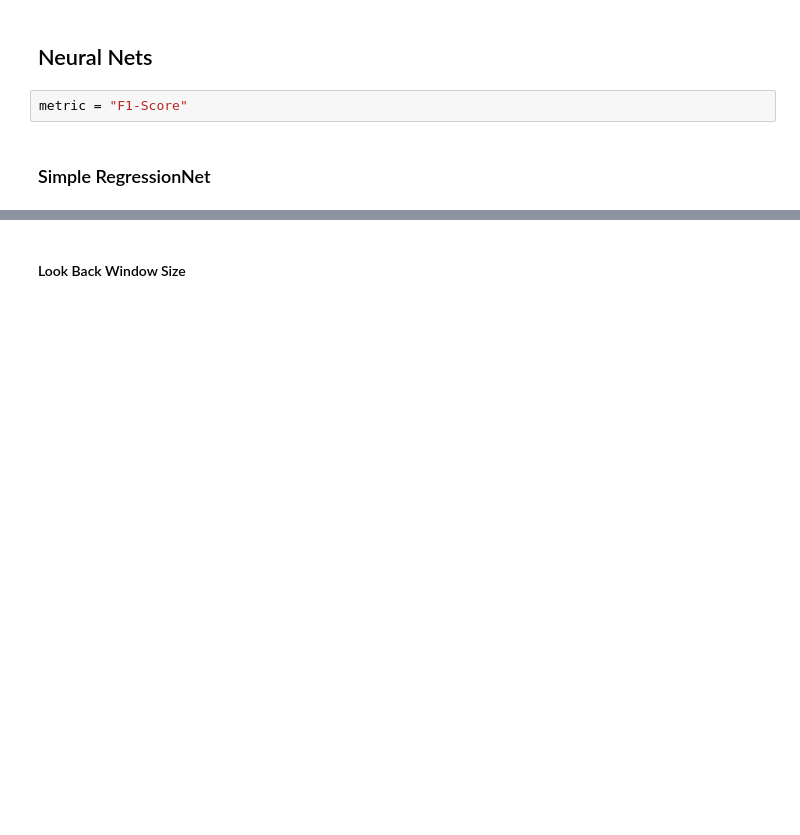
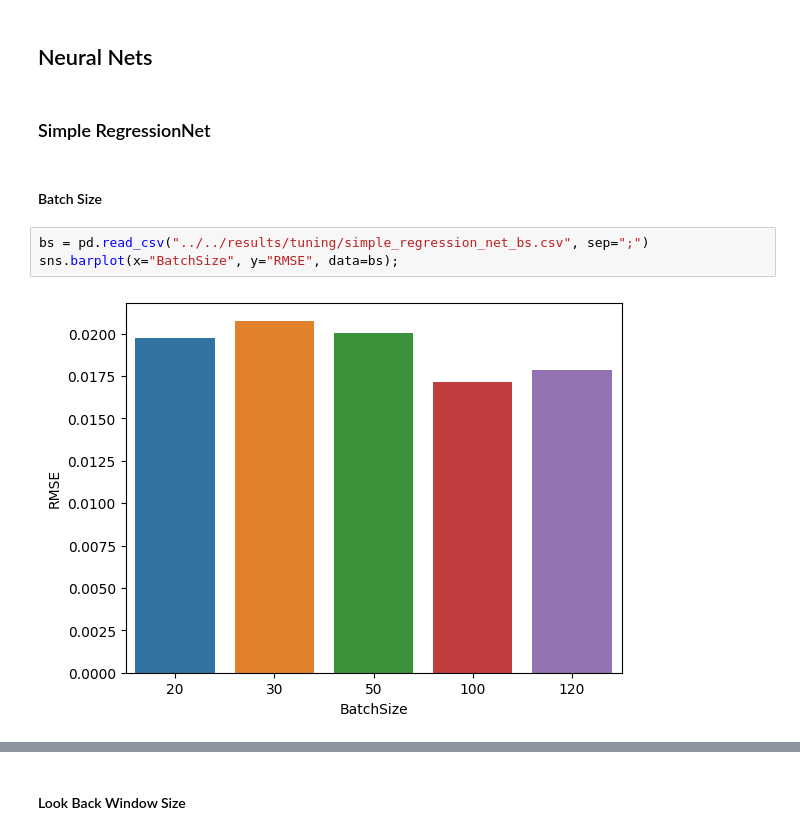
Before and after one commit to domreichl/trading-ml, a Jupyter notebook: notebooks/tuning/hypertuning_neural_nets.ipynb, the cells around one changed output, grey strips where cells are left out. Saved outputs shown, nothing was run; the diff lists cells and outputs as text; blank space fills up the shorter version.

```diff
--- a/notebooks/tuning/hypertuning_neural_nets.ipynb
+++ b/notebooks/tuning/hypertuning_neural_nets.ipynb
@@ -5,7 +5,12 @@ import pandas as pd
 import seaborn as sns
 # %% [markdown]
 ## Neural Nets
-# %%
-metric = "F1-Score"
 # %% [markdown]
 ### Simple RegressionNet
+# %% [markdown]
+#### Batch Size
+# %%
+bs = pd.read_csv("../../results/tuning/simple_regression_net_bs.csv", sep=";")
+sns.barplot(x="BatchSize", y="RMSE", data=bs);
+# %% [output]
+[figure, added]
```
Also changed, not shown: parts of 11 cells of this notebook, 9 other files.
